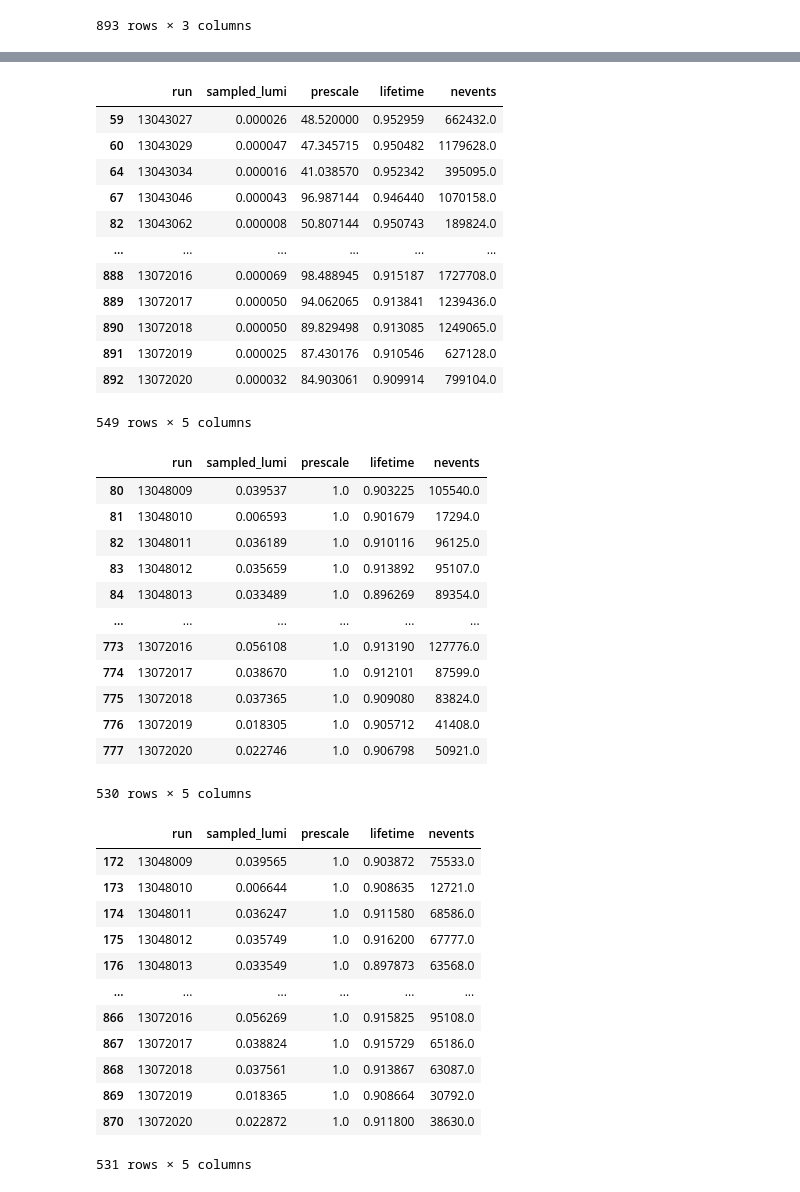
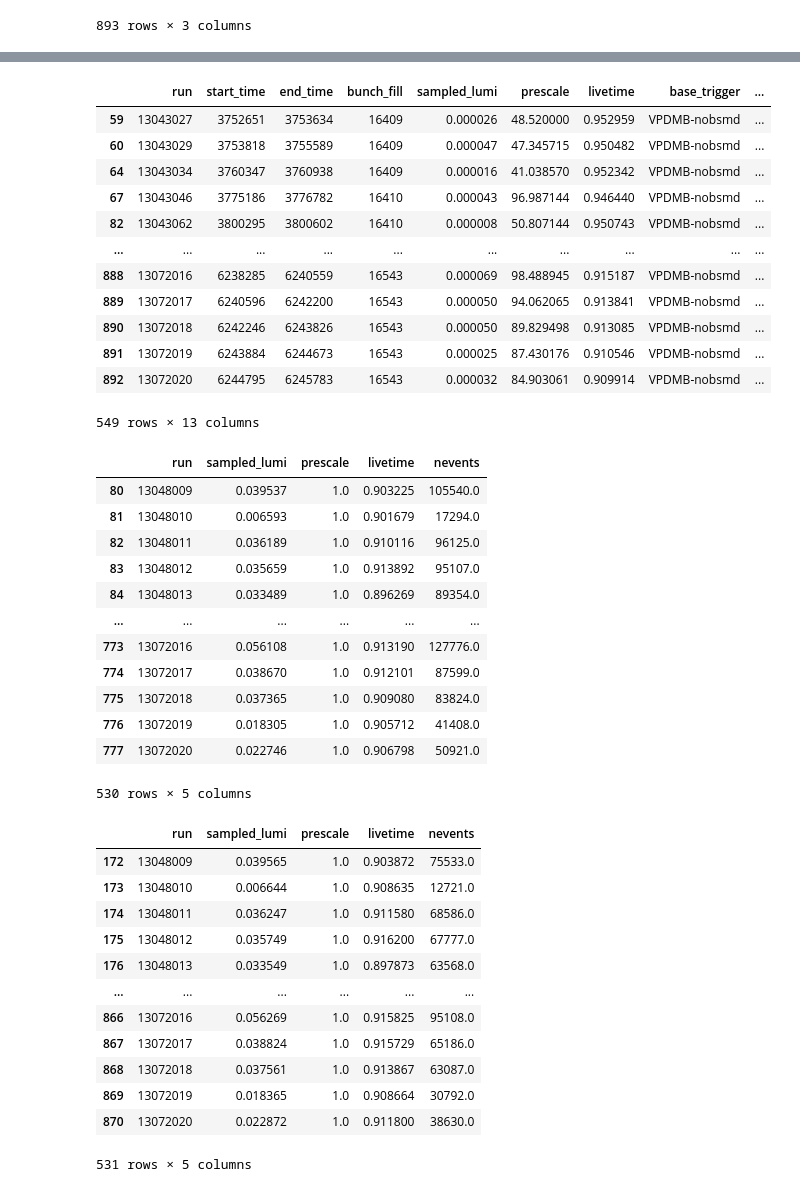
Before and after one commit to aprozo/jets_pp_2012, a Jupyter notebook: lists/files_lumi_james_dunlop/calculate_lumi.ipynb, the cells around one changed output, grey strips where cells are left out. Cells and saved outputs as stored; diff of their text form; code cells hidden in the pictures.

```diff
--- a/lists/files_lumi_james_dunlop/calculate_lumi.ipynb
+++ b/lists/files_lumi_james_dunlop/calculate_lumi.ipynb
@@ -42,12 +42,12 @@ import numpy as np
 # - Bunch Fill number
 # - Sampled Luminosity
 # - Prescale
-# - Lifetime
+# - Livetime
 # - base trigger for luminosity
-# - lifetime of base trigger
+# - livetime of base trigger
 # - FOM
 # - FOM4
-lumi_columns=['run', 'start_time',  'end_time', 'bunch_fill', 'sampled_lumi', 'prescale', 'lifetime', 'base_trigger', 'lifetime_base_trigger', 'FOM', 'FOM4']
+lumi_columns=['run', 'start_time',  'end_time', 'bunch_fill', 'sampled_lumi', 'prescale', 'livetime', 'base_trigger', 'livetime_base_trigger', 'FOM', 'FOM4']
 # Load VPDMB data
 lumi_VPDMB = pd.read_csv(data_path + data_files[0], sep=' ', header=None, names=lumi_columns)
 
@@ -152,30 +152,30 @@ bad_runs_list = [
 lumi_VPDMB = lumi_VPDMB[~lumi_VPDMB.run.isin(bad_runs_list)]
 lumi_VPDMB
 # %% [output]
-|  | run | sampled_lumi | prescale | lifetime | nevents |
-| 59 | 13043027 | 0.000026 | 48.520000 | 0.952959 | 662432.0 |
-| 60 | 13043029 | 0.000047 | 47.345715 | 0.950482 | 1179628.0 |
-| 64 | 13043034 | 0.000016 | 41.038570 | 0.952342 | 395095.0 |
-| 67 | 13043046 | 0.000043 | 96.987144 | 0.946440 | 1070158.0 |
-| 82 | 13043062 | 0.000008 | 50.807144 | 0.950743 | 189824.0 |
-| ... | ... | ... | ... | ... | ... |
-| 888 | 13072016 | 0.000069 | 98.488945 | 0.915187 | 1727708.0 |
-| 889 | 13072017 | 0.000050 | 94.062065 | 0.913841 | 1239436.0 |
-| 890 | 13072018 | 0.000050 | 89.829498 | 0.913085 | 1249065.0 |
-| 891 | 13072019 | 0.000025 | 87.430176 | 0.910546 | 627128.0 |
-| 892 | 13072020 | 0.000032 | 84.903061 | 0.909914 | 799104.0 |
+|  | run | start_time | end_time | bunch_fill | sampled_lumi | prescale | livetime | base_trigger | ... |
+| 59 | 13043027 | 3752651 | 3753634 | 16409 | 0.000026 | 48.520000 | 0.952959 | VPDMB-nobsmd | ... |
+| 60 | 13043029 | 3753818 | 3755589 | 16409 | 0.000047 | 47.345715 | 0.950482 | VPDMB-nobsmd | ... |
+| 64 | 13043034 | 3760347 | 3760938 | 16409 | 0.000016 | 41.038570 | 0.952342 | VPDMB-nobsmd | ... |
+| 67 | 13043046 | 3775186 | 3776782 | 16410 | 0.000043 | 96.987144 | 0.946440 | VPDMB-nobsmd | ... |
+| 82 | 13043062 | 3800295 | 3800602 | 16410 | 0.000008 | 50.807144 | 0.950743 | VPDMB-nobsmd | ... |
+| ... | ... | ... | ... | ... | ... | ... | ... | ... | ... |
+| 888 | 13072016 | 6238285 | 6240559 | 16543 | 0.000069 | 98.488945 | 0.915187 | VPDMB-nobsmd | ... |
+| 889 | 13072017 | 6240596 | 6242200 | 16543 | 0.000050 | 94.062065 | 0.913841 | VPDMB-nobsmd | ... |
+| 890 | 13072018 | 6242246 | 6243826 | 16543 | 0.000050 | 89.829498 | 0.913085 | VPDMB-nobsmd | ... |
+| 891 | 13072019 | 6243884 | 6244673 | 16543 | 0.000025 | 87.430176 | 0.910546 | VPDMB-nobsmd | ... |
+| 892 | 13072020 | 6244795 | 6245783 | 16543 | 0.000032 | 84.903061 | 0.909914 | VPDMB-nobsmd | ... |
-549 rows × 5 columns
+549 rows × 13 columns
 # %%
 # do the same for JP2
 lumi_JP2 = pd.read_csv(data_path + data_files[1], sep=' ', header=None, names=lumi_columns)
 nev_perday_JP2 = pd.read_csv(data_path + data_files[4], sep='\t', header=None, names=events_columns)
 nev_perday_JP2['nevents'] = nev_perday_JP2.cumulated_nevents.diff()
 lumi_JP2 = pd.merge(lumi_JP2, nev_perday_JP2, on='start_time')
-lumi_JP2 = lumi_JP2.drop(columns=['start_time', 'end_time', 'bunch_fill', 'base_trigger', 'lifetime_base_trigger', 'cumulated_nevents', 'FOM', 'FOM4'])
+lumi_JP2 = lumi_JP2.drop(columns=['start_time', 'end_time', 'bunch_fill', 'base_trigger', 'livetime_base_trigger', 'cumulated_nevents', 'FOM', 'FOM4'])
 lumi_JP2 = lumi_JP2[~lumi_JP2.run.isin(bad_runs_list)]
 lumi_JP2
 # %% [output]
-|  | run | sampled_lumi | prescale | lifetime | nevents |
+|  | run | sampled_lumi | prescale | livetime | nevents |
 | 80 | 13048009 | 0.039537 | 1.0 | 0.903225 | 105540.0 |
 | 81 | 13048010 | 0.006593 | 1.0 | 0.901679 | 17294.0 |
 | 82 | 13048011 | 0.036189 | 1.0 | 0.910116 | 96125.0 |
@@ -194,11 +194,11 @@ lumi_BHT2 = pd.read_csv(data_path + data_files[2], sep=' ', header=None, names=l
 nev_perday_BHT2 = pd.read_csv(data_path + data_files[5], sep='\t', header=None, names=events_columns)
 nev_perday_BHT2['nevents'] = nev_perday_BHT2.cumulated_nevents.diff()
 lumi_BHT2 = pd.merge(lumi_BHT2, nev_perday_BHT2, on='start_time')
-lumi_BHT2 = lumi_BHT2.drop(columns=['start_time', 'end_time', 'bunch_fill', 'base_trigger', 'lifetime_base_trigger', 'cumulated_nevents', 'FOM', 'FOM4'])
+lumi_BHT2 = lumi_BHT2.drop(columns=['start_time', 'end_time', 'bunch_fill', 'base_trigger', 'livetime_base_trigger', 'cumulated_nevents', 'FOM', 'FOM4'])
 lumi_BHT2 = lumi_BHT2[~lumi_BHT2.run.isin(bad_runs_list)]
 lumi_BHT2
 # %% [output]
-|  | run | sampled_lumi | prescale | lifetime | nevents |
+|  | run | sampled_lumi | prescale | livetime | nevents |
 | 172 | 13048009 | 0.039565 | 1.0 | 0.903872 | 75533.0 |
 | 173 | 13048010 | 0.006644 | 1.0 | 0.908635 | 12721.0 |
 | 174 | 13048011 | 0.036247 | 1.0 | 0.911580 | 68586.0 |
```
Also changed, not shown: parts of 4 cells of this notebook, 6 other files.
